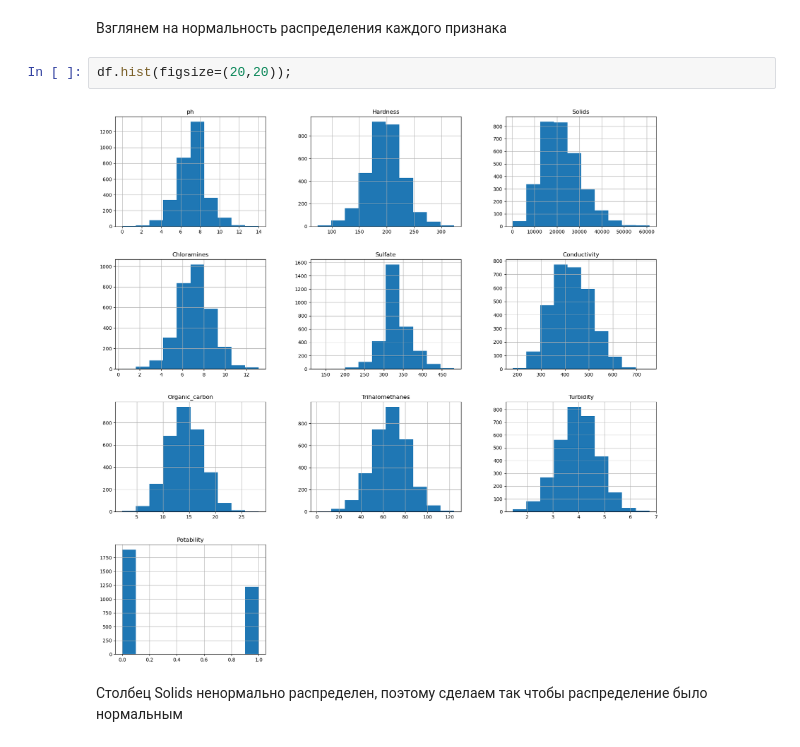
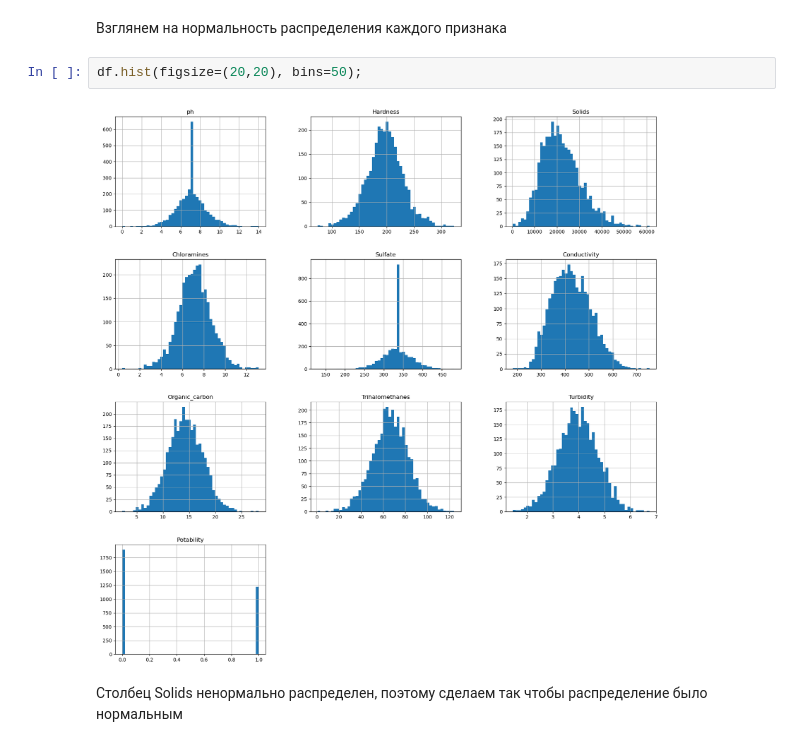
Before and after one commit to VetUps/-, a Jupyter notebook: Ахкамова_Кильдибаева_Чернов_22П_1_Water (3).ipynb, the cells around one changed output. Saved outputs shown, nothing was run; the diff lists cells and outputs as text.

```diff
--- a/Ахкамова_Кильдибаева_Чернов_22П_1_Water (3).ipynb
+++ b/Ахкамова_Кильдибаева_Чернов_22П_1_Water (3).ipynb
@@ -276,9 +308,9 @@ df['Potability'].value_counts(normalize=True).plot.pie()
 # %% [markdown]
 Взглянем на нормальность распределения каждого признака
 # %%
-df.hist(figsize=(20,20));
+df.hist(figsize=(20,20), bins=50);
 # %% [output]
-[figure, old version]
+[figure, new version]
 # %% [markdown]
 Столбец Solids ненормально распределен, поэтому сделаем так чтобы распределение было нормальным
 # %%
```
Also changed, not shown: parts of 61 cells of this notebook.
